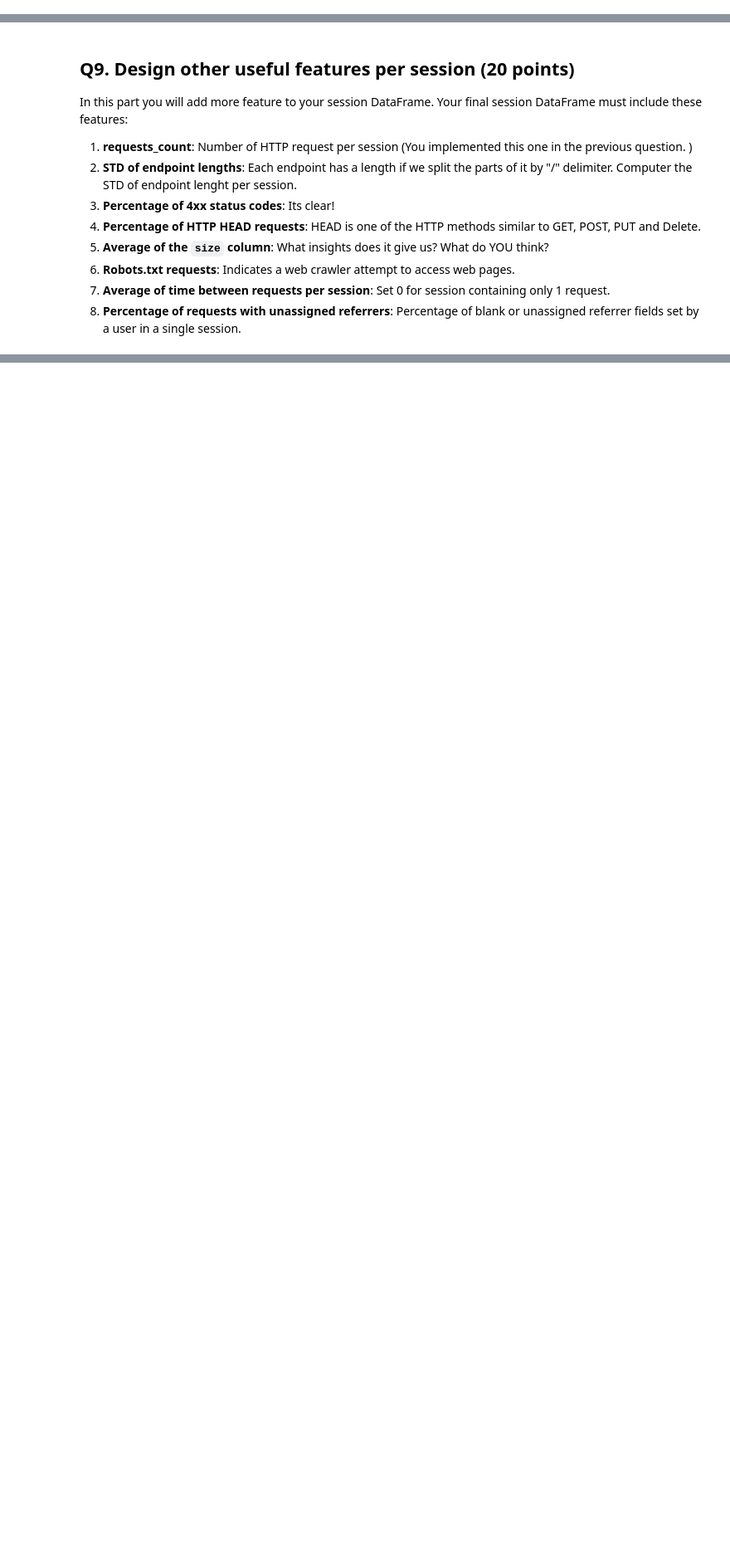
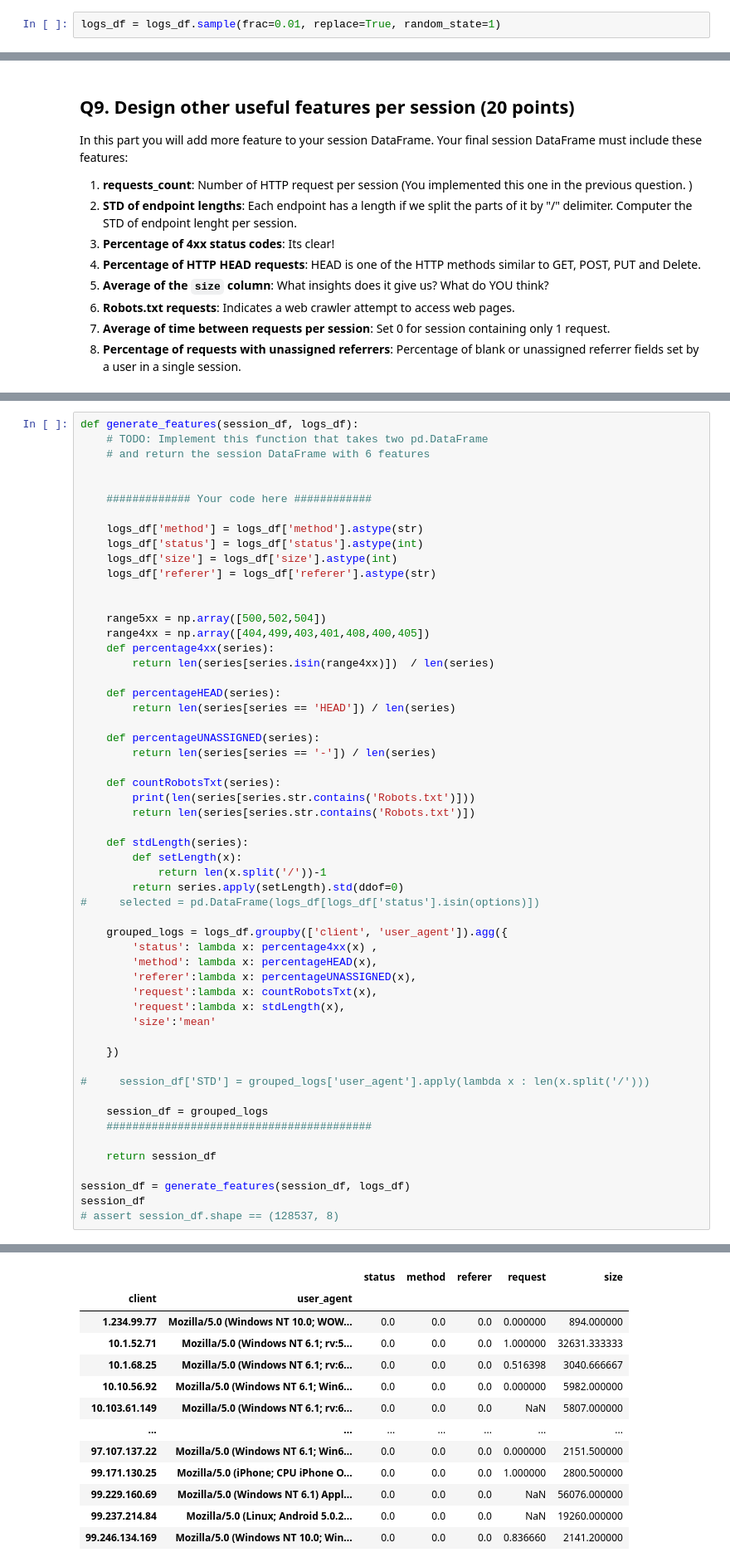
Before and after one commit to AAdvari/pandas-practice, a Jupyter notebook: LogServerAnalysis.ipynb, the cells around one changed output, grey strips where cells are left out. Shown at 83% size. Drawn from its saved outputs; the diff is of its cells as text; blank space fills up the shorter version.

```diff
--- a/LogServerAnalysis.ipynb
+++ b/LogServerAnalysis.ipynb
@@ -609,6 +639,8 @@ Fill the function below to create the session DataFrame based on grouping the `l
 
 
 What can we imply from the user agents of the sessions with most request frequency? Are they normal clients? Write your thoughts in the report file.
+# %%
+logs_df = logs_df.sample(frac=0.01, replace=True, random_state=1)
 # %%
 # change the data type of the client, user_agent, referer columns.
 # It may take 1-2 minutes to execute.
@@ -674,0 +695,56 @@ TypeError: category type does not support add operations
+# %%
+def generate_features(session_df, logs_df):
+    # TODO: Implement this function that takes two pd.DataFrame
+    # and return the session DataFrame with 6 features
+
+
+    ############# Your code here ############
+
+    logs_df['method'] = logs_df['method'].astype(str)
+    logs_df['status'] = logs_df['status'].astype(int)
+    logs_df['size'] = logs_df['size'].astype(int)
+    logs_df['referer'] = logs_df['referer'].astype(str)
+
+
+    range5xx = np.array([500,502,504])
+    range4xx = np.array([404,499,403,401,408,400,405])
+    def percentage4xx(series):
+        return len(series[series.isin(range4xx)])  / len(series)
+
+    def percentageHEAD(series):
+        return len(series[series == 'HEAD']) / len(series)
+
+    def percentageUNASSIGNED(series):
+        return len(series[series == '-']) / len(series)
+
+    def countRobotsTxt(series):
+        print(len(series[series.str.contains('Robots.txt')]))
+        return len(series[series.str.contains('Robots.txt')])
+
+    def stdLength(series):
+        def setLength(x):
+            return len(x.split('/'))-1
+        return series.apply(setLength).std(ddof=0)
+#     selected = pd.DataFrame(logs_df[logs_df['status'].isin(options)])
+
+    grouped_logs = logs_df.groupby(['client', 'user_agent']).agg({
+        'status': lambda x: percentage4xx(x) ,
+        'method': lambda x: percentageHEAD(x),
+        'referer':lambda x: percentageUNASSIGNED(x),
+        'request':lambda x: countRobotsTxt(x),
+        'request':lambda x: stdLength(x),
+        'size':'mean'
+
+    })
+
+#     session_df['STD'] = grouped_logs['user_agent'].apply(lambda x : len(x.split('/')))
+
+    session_df = grouped_logs
+    #########################################
+
+    return session_df
+
+session_df = generate_features(session_df, logs_df)
+session_df
+# assert session_df.shape == (128537, 8)
+# %% [output]
@@ -674,0 +768,13 @@ TypeError: category type does not support add operations
+|  |  | status | method | referer | request | size |
+| client | user_agent |  |  |  |  |  |
+| 1.234.99.77 | Mozilla/5.0 (Windows NT 10.0; WOW... | 0.0 | 0.0 | 0.0 | 0.000000 | 894.000000 |
+| 10.1.52.71 | Mozilla/5.0 (Windows NT 6.1; rv:5... | 0.0 | 0.0 | 0.0 | 1.000000 | 32631.333333 |
+| 10.1.68.25 | Mozilla/5.0 (Windows NT 6.1; rv:6... | 0.0 | 0.0 | 0.0 | 0.516398 | 3040.666667 |
+| 10.10.56.92 | Mozilla/5.0 (Windows NT 6.1; Win6... | 0.0 | 0.0 | 0.0 | 0.000000 | 5982.000000 |
+| 10.103.61.149 | Mozilla/5.0 (Windows NT 6.1; rv:6... | 0.0 | 0.0 | 0.0 | NaN | 5807.000000 |
+| ... | ... | ... | ... | ... | ... | ... |
+| 97.107.137.22 | Mozilla/5.0 (Windows NT 6.1; Win6... | 0.0 | 0.0 | 0.0 | 0.000000 | 2151.500000 |
+| 99.171.130.25 | Mozilla/5.0 (iPhone; CPU iPhone O... | 0.0 | 0.0 | 0.0 | 1.000000 | 2800.500000 |
+| 99.229.160.69 | Mozilla/5.0 (Windows NT 6.1) Appl... | 0.0 | 0.0 | 0.0 | NaN | 56076.000000 |
+| 99.237.214.84 | Mozilla/5.0 (Linux; Android 5.0.2... | 0.0 | 0.0 | 0.0 | NaN | 19260.000000 |
+| 99.246.134.169 | Mozilla/5.0 (Windows NT 10.0; Win... | 0.0 | 0.0 | 0.0 | 0.836660 | 2141.200000 |
```
Also changed, not shown: parts of 11 cells of this notebook.
